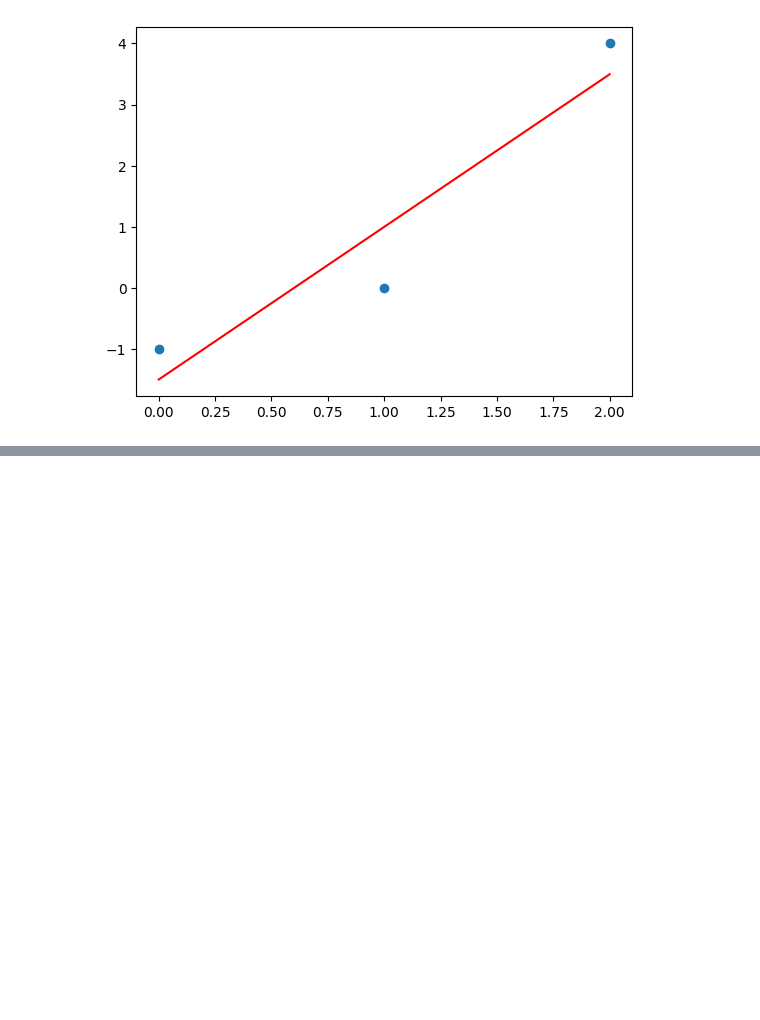
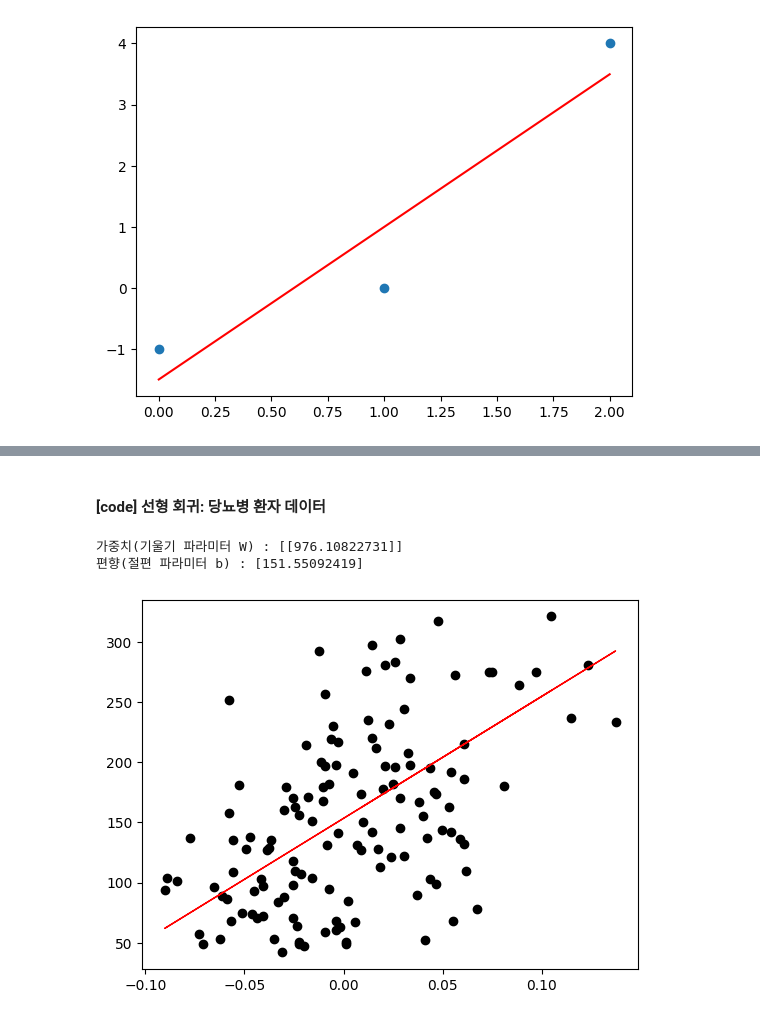
Before and after one commit to sohicode/ai_basics, a Jupyter notebook: machine_learning/ml_Regression_LinearRegression.ipynb, the cells around one changed output, grey strips where cells are left out. Cells and saved outputs as stored; diff of their text form; code cells hidden in the pictures; blank space fills up the shorter version.

```diff
--- a/machine_learning/ml_Regression_LinearRegression.ipynb
+++ b/machine_learning/ml_Regression_LinearRegression.ipynb
@@ -408,0 +574,35 @@ plt.show()
+# %% [markdown]
+#### [code] 선형 회귀: 당뇨병 환자 데이터
+# %%
+import matplotlib.pylab as plt
+import numpy as np
+from sklearn.linear_model import LinearRegression
+from sklearn import datasets, linear_model
+
+# 당뇨병 데이터 세트를 적재함
+diabetes_X, diabetes_y = datasets.load_diabetes(return_X_y=True)
+
+# X는 하나의 특징(BMI)
+diabetes_X_new = diabetes_X[:, np.newaxis, 2]
+
+# 학습 데이터와 테스트 데이터를 분리
+from sklearn.model_selection import train_test_split
+X_train, X_test, y_train, y_test = train_test_split(diabetes_X_new, diabetes_y, test_size=0.3, random_state=0)
+
+regr = linear_model.LinearRegression()
+regr.fit(X_train, y_train)
+
+print("가중치(기울기 파라미터 W) :", reg.coef_)
+print("편향(절편 파라미터 b) :", reg.intercept_)
+
+
+# 테스트 데이터로 예측
+y_pred = regr.predict(X_test)
+
+plt.scatter(X_test, y_test,  color='black')
+plt.plot(X_test, y_pred, color='red', linewidth=1)
+plt.show()
+# %% [output]
+가중치(기울기 파라미터 W) : [[976.10822731]]
+편향(절편 파라미터 b) : [151.55092419]
+[figure, added]
```
Also changed, not shown: parts of 11 cells of this notebook, 2 other files.
